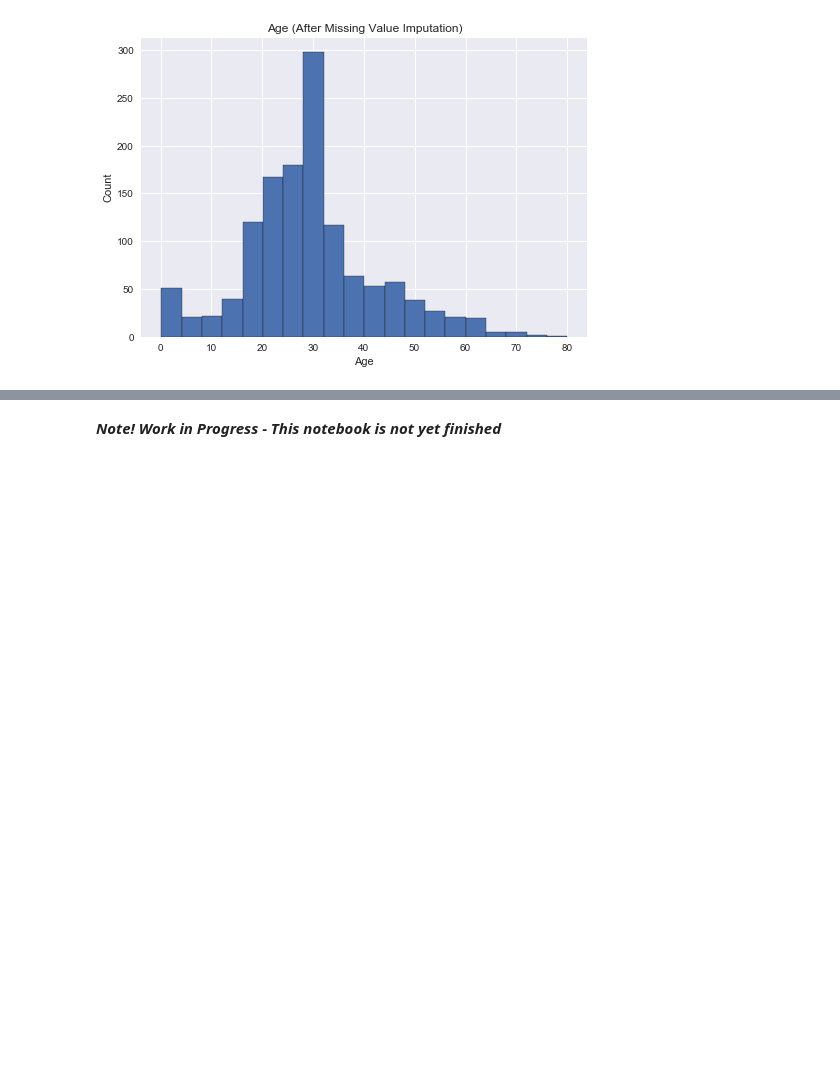
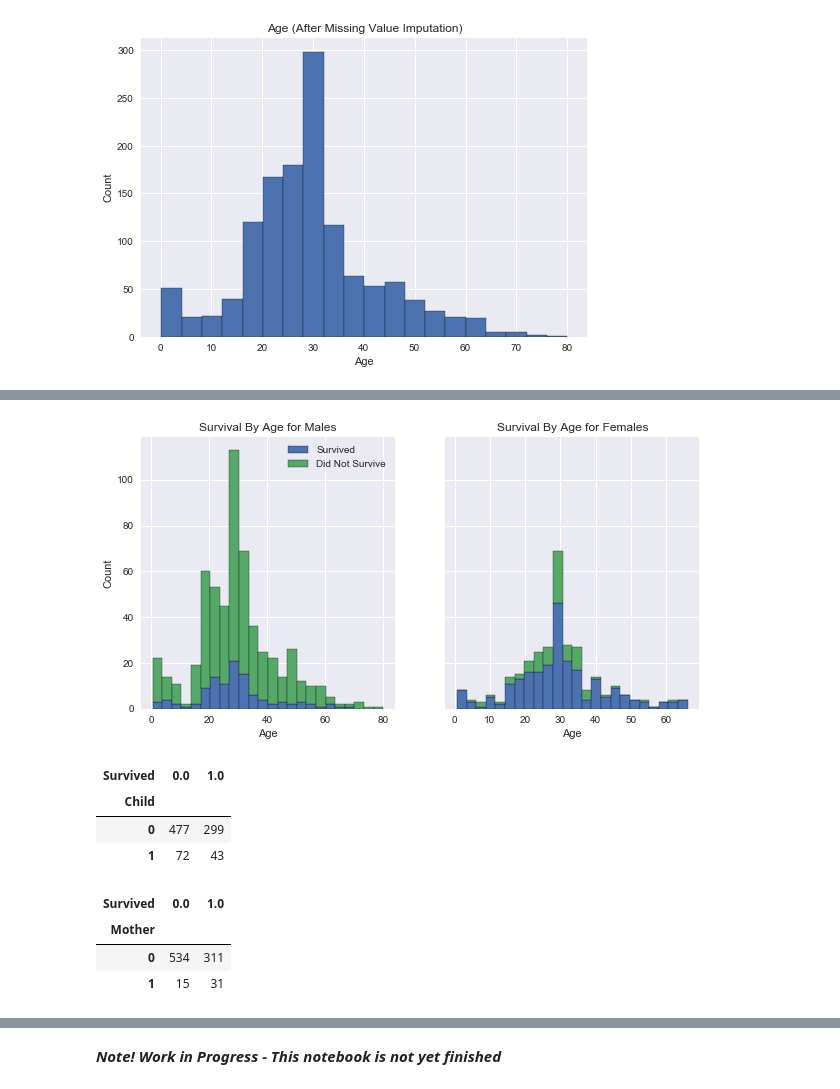
Before and after one commit to rayjustinhuang/Data-Analysis-and-Machine-Learning, a Jupyter notebook: Predicting Survival on the Titanic.ipynb, the cells around one changed output, grey strips where cells are left out. Saved outputs shown, nothing was run; the diff lists cells and outputs as text; code cells hidden in the pictures; blank space fills up the shorter version.

```diff
--- a/Predicting Survival on the Titanic.ipynb
+++ b/Predicting Survival on the Titanic.ipynb
@@ -384,0 +416,37 @@ We use the new Age column with the imputed values for our analysis.
+# %%
+AgeandSexHist, AgeandSexHistAxes = plt.subplots(nrows=1,ncols=2, figsize=(10,5), sharey=True)
+AgeandSexHistAxes[0].hist([newtotal.loc[0:891, 'Age'].loc[(newtotal['Sex']=='male') & (newtotal['Survived']==1)],
+          newtotal.loc[0:891, 'Age'].loc[(newtotal['Sex']=='male') & (newtotal['Survived']==0)]],stacked=True, edgecolor='black', label=['Survived','Did Not Survive'], bins=24)
+AgeandSexHistAxes[1].hist([newtotal.loc[0:891, 'Age'].loc[(newtotal['Sex']=='female') & (newtotal['Survived']==1)],
+          newtotal.loc[0:891, 'Age'].loc[(newtotal['Sex']=='female') & (newtotal['Survived']==0)]],stacked=True, edgecolor='black', bins=24)
+AgeandSexHistAxes[0].set_title('Survival By Age for Males')
+AgeandSexHistAxes[1].set_title('Survival By Age for Females')
+for i in range(2):
+    AgeandSexHistAxes[i].set_xlabel('Age')
+AgeandSexHistAxes[0].set_ylabel('Count')
+AgeandSexHistAxes[0].legend()
+plt.show()
+# %% [output]
+[figure, added]
+# %%
+# Create the 'Child' variable
+newtotal['Child'] = 1
+newtotal.loc[newtotal['Age']>=18, 'Child'] = 0
+
+pd.crosstab(newtotal['Child'],newtotal['Survived'])
+# %% [output]
+| Survived | 0.0 | 1.0 |
+| Child |  |  |
+| 0 | 477 | 299 |
+| 1 | 72 | 43 |
+# %%
+# Create the 'Mother' variable
+newtotal['Mother'] = 0
+newtotal.loc[(newtotal['Sex']=='female') & (newtotal['Parch'] > 0) & (newtotal['Age']>18) & (newtotal['Title'] != "Miss"), 'Mother'] = 1
+
+pd.crosstab(newtotal['Mother'], newtotal['Survived'])
+# %% [output]
+| Survived | 0.0 | 1.0 |
+| Mother |  |  |
+| 0 | 534 | 311 |
+| 1 | 15 | 31 |
```
Also changed, not shown: parts of 14 cells of this notebook.
